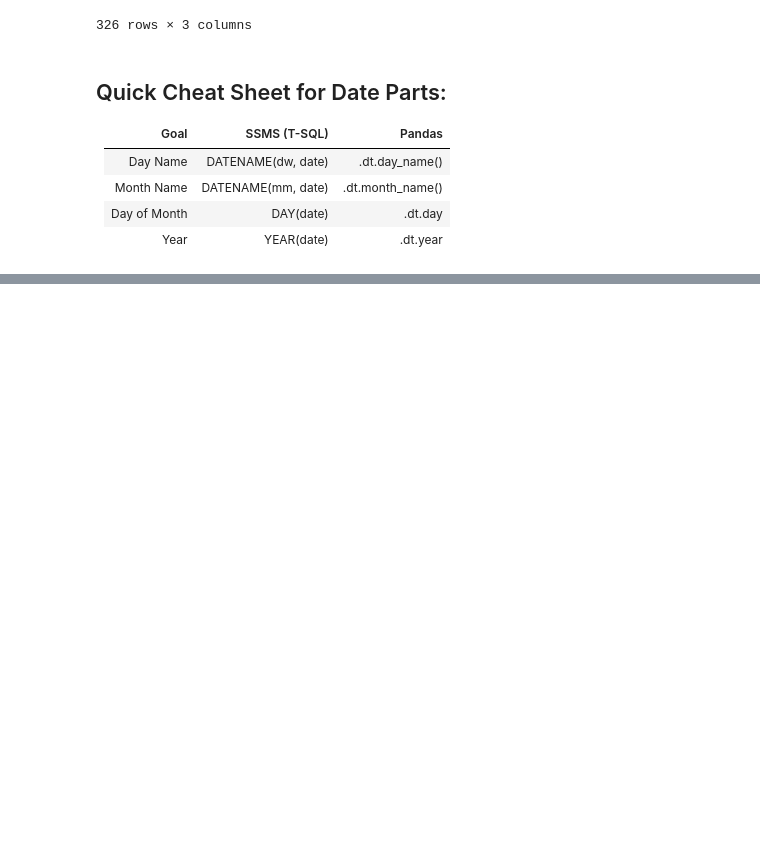
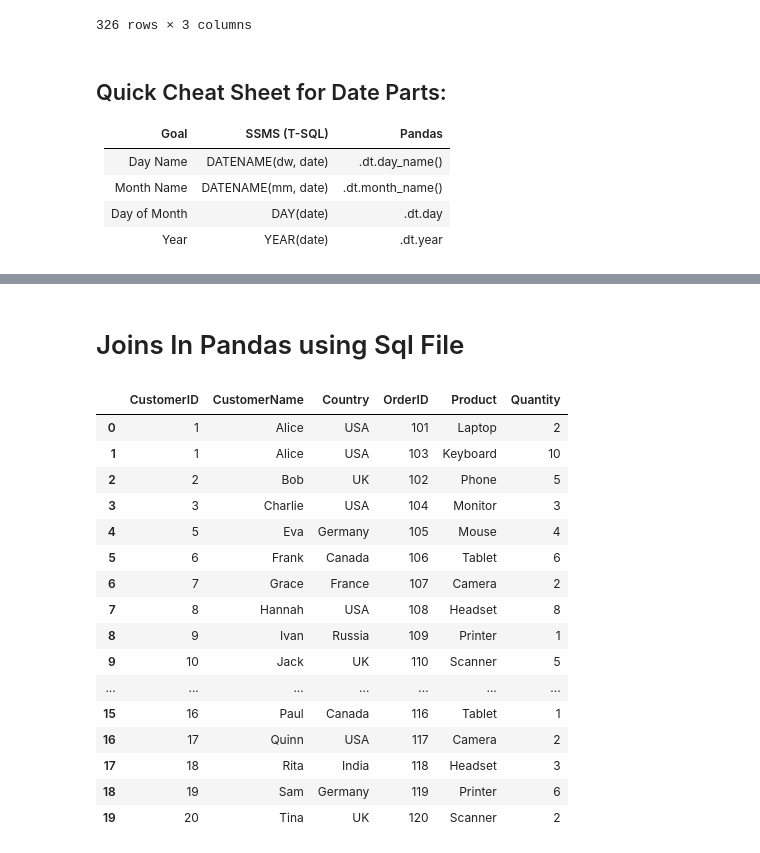
Before and after one commit to bhavsarsahil/Data_Anaylst_Practice, a Jupyter notebook: Data_Analyst_Practice/SQL/Pandas_With_SQL.ipynb, the cells around one changed output, grey strips where cells are left out. Cells and saved outputs as stored; diff of their text form; code cells hidden in the pictures; blank space fills up the shorter version.

Commit message:
update pandas function with sql

```diff
--- a/Data_Analyst_Practice/SQL/Pandas_With_SQL.ipynb
+++ b/Data_Analyst_Practice/SQL/Pandas_With_SQL.ipynb
@@ -244,0 +332,26 @@ result
+# %% [markdown]
+# Joins In Pandas using Sql File
+# %%
+df_Customers = pd.read_sql_query("Select * from Customers", conn)
+df_Local_Orders = pd.read_sql_query("Select * from Local_Orders", conn)
+# %%
+df_merge = pd.merge(df_Customers,df_Local_Orders, how='inner', on='CustomerID')
+df_merge
+# %% [output]
+|  | CustomerID | CustomerName | Country | OrderID | Product | Quantity |
+| 0 | 1 | Alice | USA | 101 | Laptop | 2 |
+| 1 | 1 | Alice | USA | 103 | Keyboard | 10 |
+| 2 | 2 | Bob | UK | 102 | Phone | 5 |
+| 3 | 3 | Charlie | USA | 104 | Monitor | 3 |
+| 4 | 5 | Eva | Germany | 105 | Mouse | 4 |
+| 5 | 6 | Frank | Canada | 106 | Tablet | 6 |
+| 6 | 7 | Grace | France | 107 | Camera | 2 |
+| 7 | 8 | Hannah | USA | 108 | Headset | 8 |
+| 8 | 9 | Ivan | Russia | 109 | Printer | 1 |
+| 9 | 10 | Jack | UK | 110 | Scanner | 5 |
+| ... | ... | ... | ... | ... | ... | ... |
+| 15 | 16 | Paul | Canada | 116 | Tablet | 1 |
+| 16 | 17 | Quinn | USA | 117 | Camera | 2 |
+| 17 | 18 | Rita | India | 118 | Headset | 3 |
+| 18 | 19 | Sam | Germany | 119 | Printer | 6 |
+| 19 | 20 | Tina | UK | 120 | Scanner | 2 |
```
Also changed, not shown: parts of 16 cells of this notebook.
